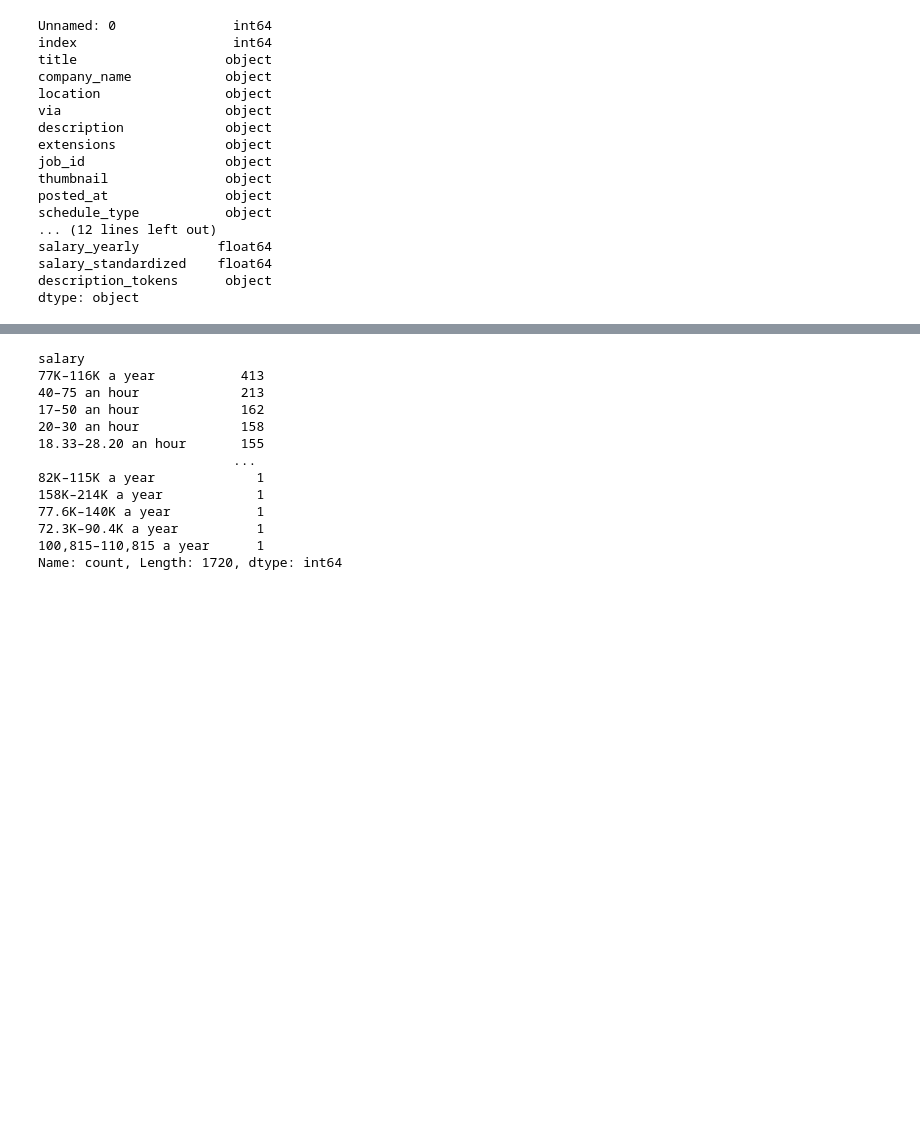
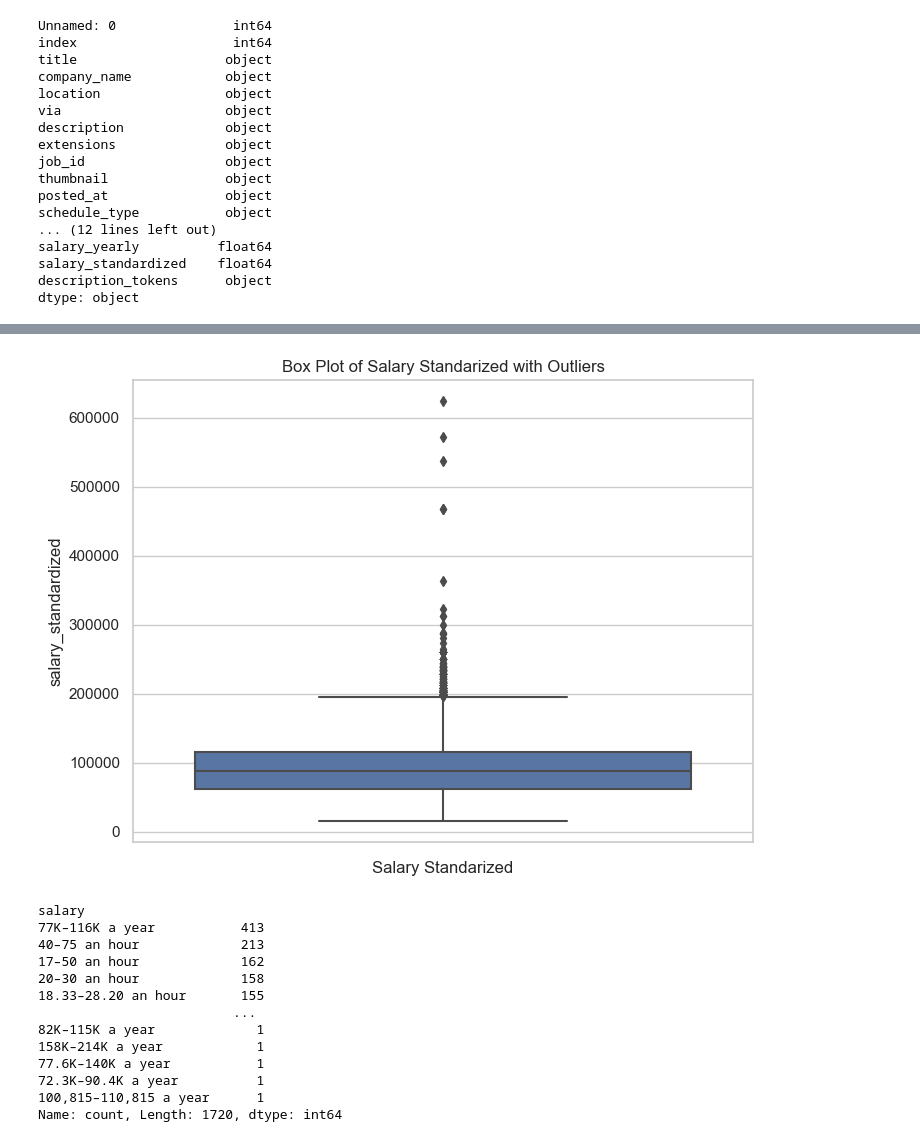
Before and after one commit to Severesix907/Capstone_Project, a Jupyter notebook: Code/EDA Analysis-Jianhang.ipynb, the cells around one changed output, grey strips where cells are left out. Drawn from its saved outputs; the diff is of its cells as text; code cells hidden in the pictures; blank space fills up the shorter version.

```diff
--- a/Code/EDA Analysis-Jianhang.ipynb
+++ b/Code/EDA Analysis-Jianhang.ipynb
@@ -145,3 +183,16 @@ dtype: int64
+# %%
+# Check for outliers in the salary by creating a box plot
+sns.set(style="whitegrid")
+
+plt.figure(figsize=(8, 6))
+sns.boxplot(y=df['salary_standardized'])
+
+plt.xlabel('Salary Standarized')
+plt.title('Box Plot of Salary Standarized with Outliers')
+
+plt.show()
+# %% [output]
+[figure, added]
 # %%
 df['salary'].value_counts()
 # %% [output]
```
Also changed, not shown: parts of 12 cells of this notebook.
